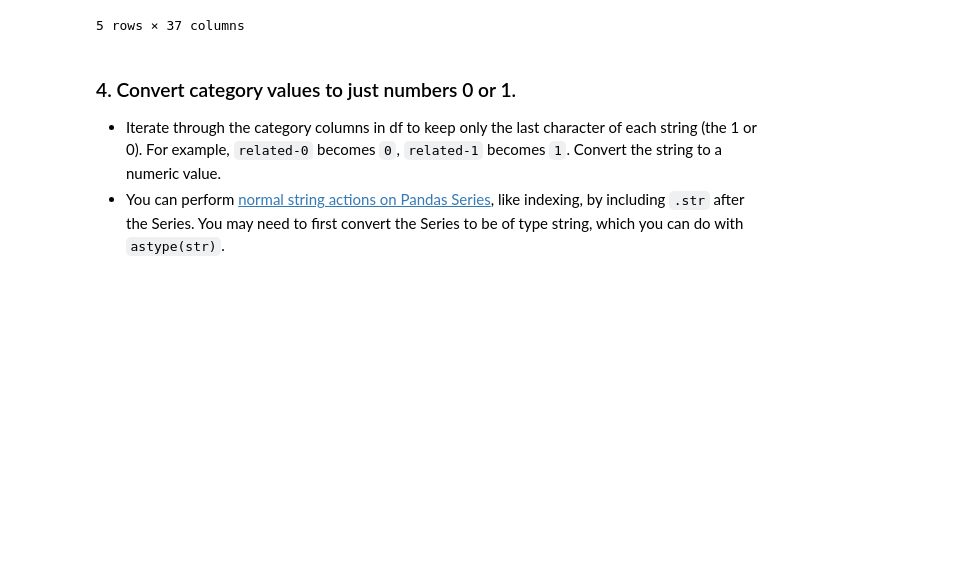
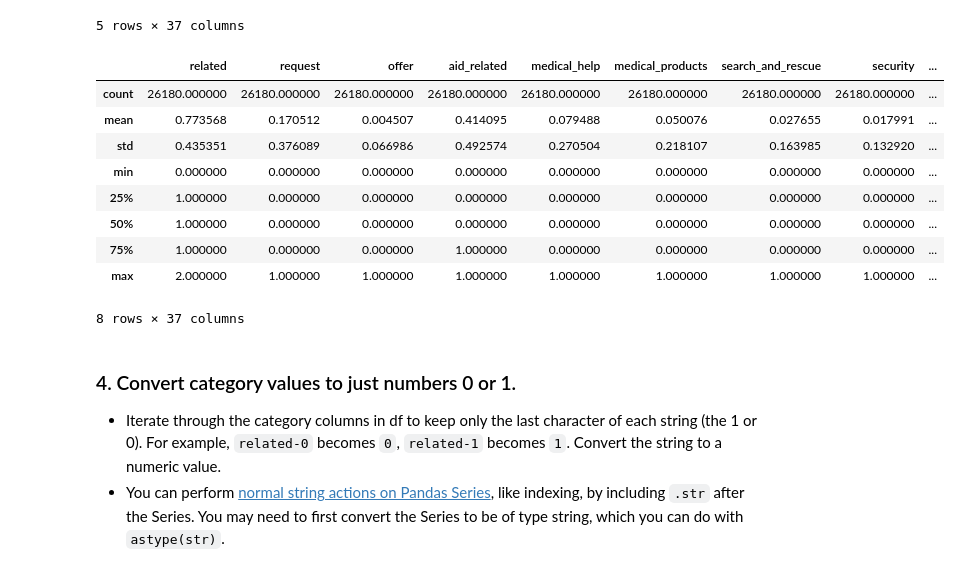
Before and after one commit to AlexKirko/udacity-disaster-pipeline, a Jupyter notebook: ETL Pipeline Preparation.ipynb, the cells around one changed output. Saved outputs shown, nothing was run; the diff lists cells and outputs as text; code cells hidden in the pictures; blank space fills up the shorter version.

```diff
--- a/ETL Pipeline Preparation.ipynb
+++ b/ETL Pipeline Preparation.ipynb
@@ -255,6 +255,19 @@ categories_new.head()
 | 3 | 1 | 1 | 0 | 1 | 0 | 1 | 0 | 0 | ... |
 | 4 | 1 | 0 | 0 | 0 | 0 | 0 | 0 | 0 | ... |
 5 rows × 37 columns
+# %%
+categories_new.describe()
+# %% [output]
+|  | related | request | offer | aid_related | medical_help | medical_products | search_and_rescue | security | ... |
+| count | 26180.000000 | 26180.000000 | 26180.000000 | 26180.000000 | 26180.000000 | 26180.000000 | 26180.000000 | 26180.000000 | ... |
+| mean | 0.773568 | 0.170512 | 0.004507 | 0.414095 | 0.079488 | 0.050076 | 0.027655 | 0.017991 | ... |
+| std | 0.435351 | 0.376089 | 0.066986 | 0.492574 | 0.270504 | 0.218107 | 0.163985 | 0.132920 | ... |
+| min | 0.000000 | 0.000000 | 0.000000 | 0.000000 | 0.000000 | 0.000000 | 0.000000 | 0.000000 | ... |
+| 25% | 1.000000 | 0.000000 | 0.000000 | 0.000000 | 0.000000 | 0.000000 | 0.000000 | 0.000000 | ... |
+| 50% | 1.000000 | 0.000000 | 0.000000 | 0.000000 | 0.000000 | 0.000000 | 0.000000 | 0.000000 | ... |
+| 75% | 1.000000 | 0.000000 | 0.000000 | 1.000000 | 0.000000 | 0.000000 | 0.000000 | 0.000000 | ... |
+| max | 2.000000 | 1.000000 | 1.000000 | 1.000000 | 1.000000 | 1.000000 | 1.000000 | 1.000000 | ... |
+8 rows × 37 columns
 # %% [markdown]
 ### 4. Convert category values to just numbers 0 or 1.
 - Iterate through the category columns in df to keep only the last character of each string (the 1 or 0). For example, `related-0` becomes `0`, `related-1` becomes `1`. Convert the string to a numeric value.
```
Also changed, not shown: parts of 3 cells of this notebook, 11 other files.
